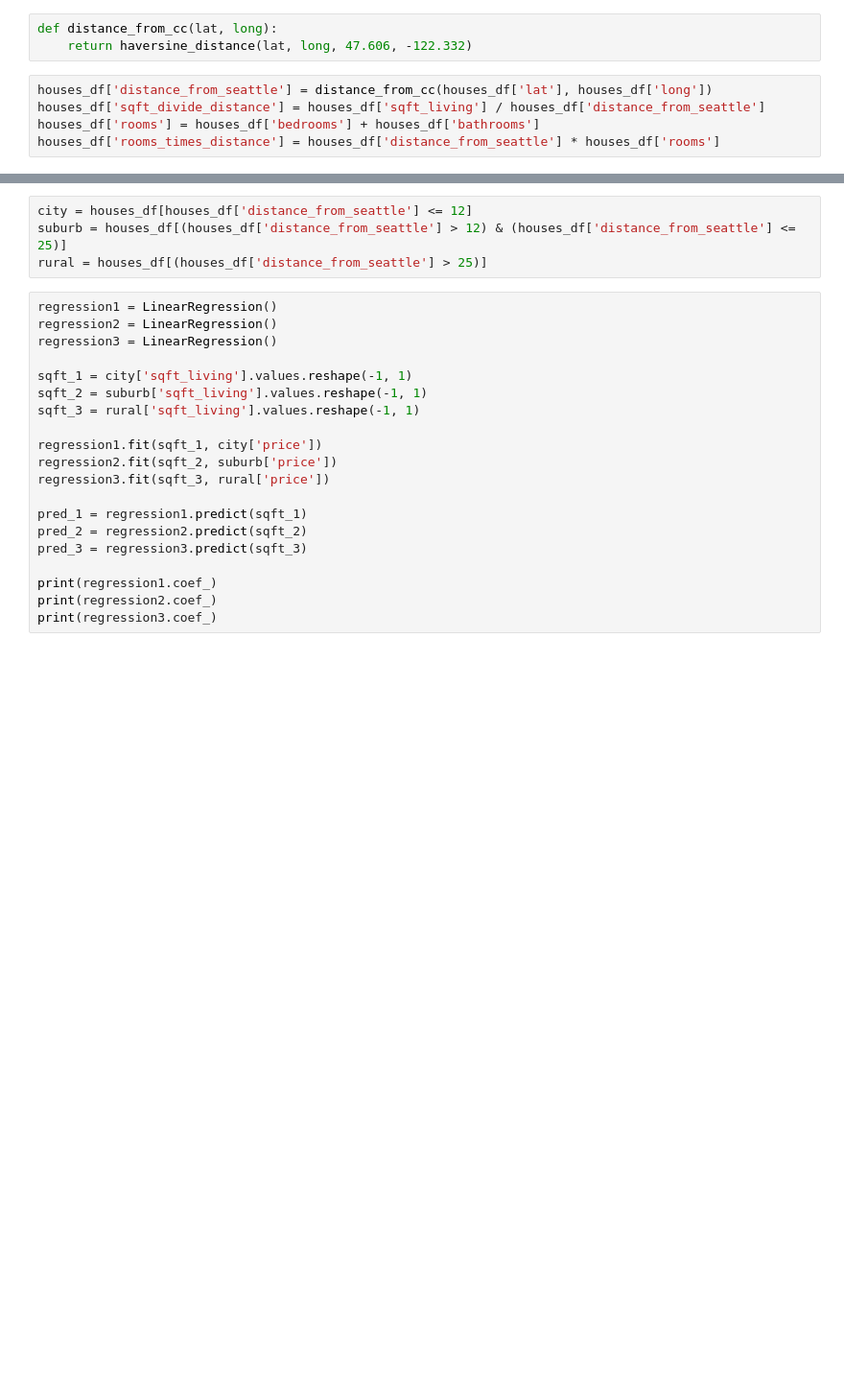
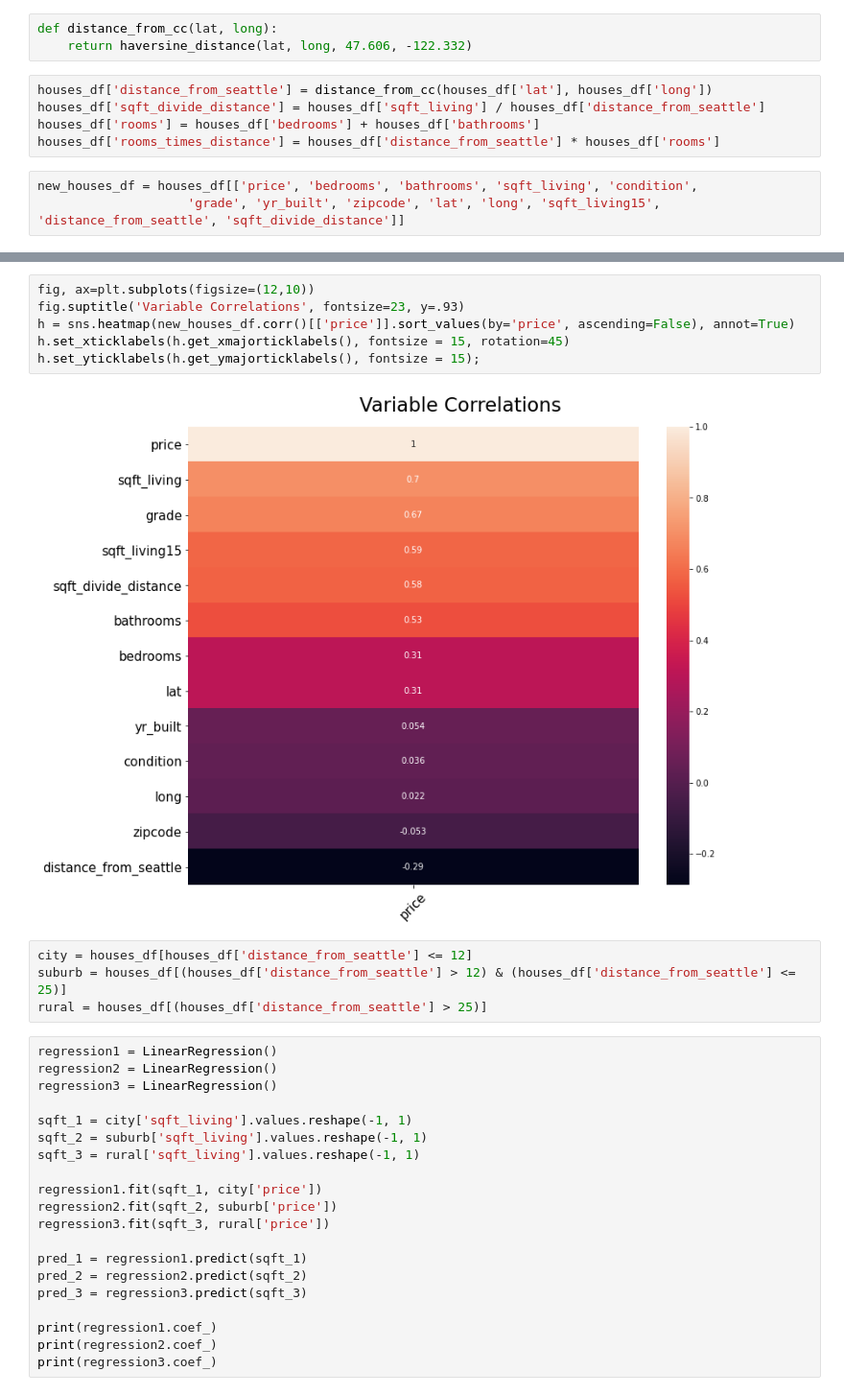
Before and after one commit to jmarkowi/kingcounty, a Jupyter notebook: predicting_prices_king_count-checkpoint.ipynb, the cells around one changed output, grey strips where cells are left out. Shown at 96% size. Cells and saved outputs as stored; diff of their text form; blank space fills up the shorter version.

```diff
--- a/predicting_prices_king_count-checkpoint.ipynb
+++ b/predicting_prices_king_count-checkpoint.ipynb
@@ -101,3 +101,6 @@ houses_df['distance_from_seattle'] = distance_from_cc(houses_df['lat'], houses_d
 houses_df['sqft_divide_distance'] = houses_df['sqft_living'] / houses_df['distance_from_seattle']
 houses_df['rooms'] = houses_df['bedrooms'] + houses_df['bathrooms']
 houses_df['rooms_times_distance'] = houses_df['distance_from_seattle'] * houses_df['rooms']
+# %%
+new_houses_df = houses_df[['price', 'bedrooms', 'bathrooms', 'sqft_living', 'condition',
+                    'grade', 'yr_built', 'zipcode', 'lat', 'long', 'sqft_living15', 'distance_from_seattle', 'sqft_divide_distance']]
@@ -104,3 +123,11 @@ houses_df['rooms_times_distance'] = houses_df['distance_from_seattle'] * houses_
+# %%
+fig, ax=plt.subplots(figsize=(12,10))
+fig.suptitle('Variable Correlations', fontsize=23, y=.93)
+h = sns.heatmap(new_houses_df.corr()[['price']].sort_values(by='price', ascending=False), annot=True)
+h.set_xticklabels(h.get_xmajorticklabels(), fontsize = 15, rotation=45)
+h.set_yticklabels(h.get_ymajorticklabels(), fontsize = 15);
+# %% [output]
+[figure, added]
 # %%
 city = houses_df[houses_df['distance_from_seattle'] <= 12]
 suburb = houses_df[(houses_df['distance_from_seattle'] > 12) & (houses_df['distance_from_seattle'] <= 25)]
```
Also changed, not shown: parts of 3 cells of this notebook.
